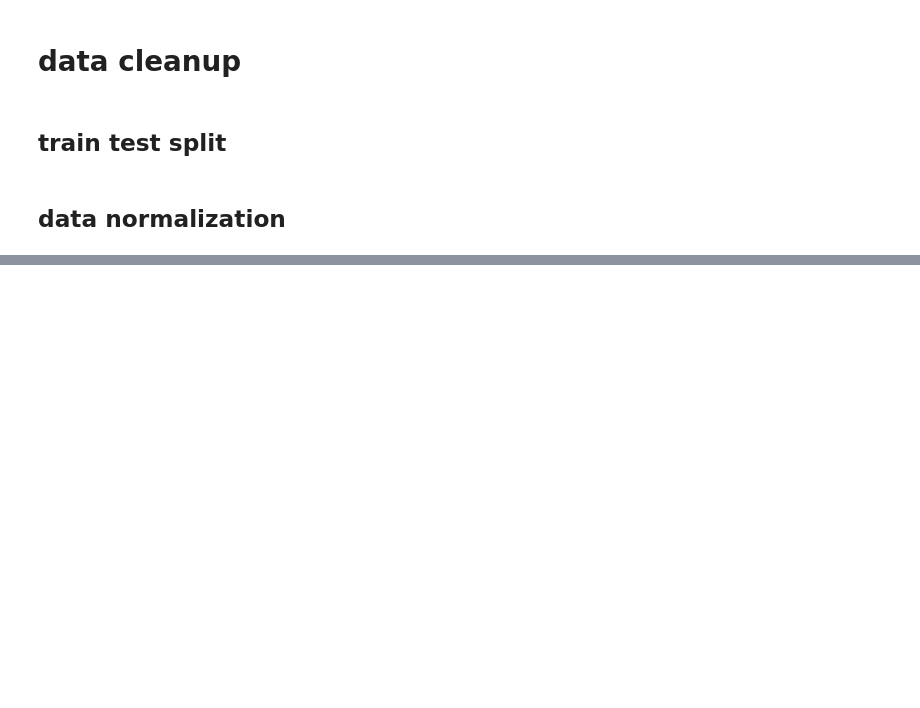
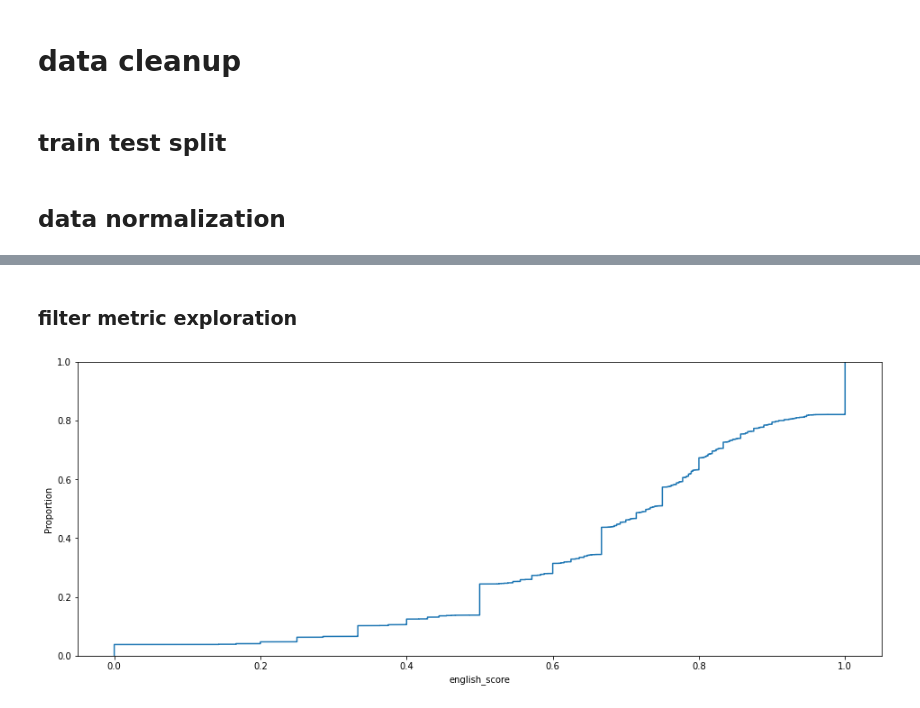
Before and after one commit to cb-314/vendor_challenge, a Jupyter notebook: vendor_challenge.ipynb, the cells around one changed output, grey strips where cells are left out. Saved outputs shown, nothing was run; the diff lists cells and outputs as text; code cells hidden in the pictures; blank space fills up the shorter version.

```diff
--- a/vendor_challenge.ipynb
+++ b/vendor_challenge.ipynb
@@ -53,6 +93,6 @@ products_sample_df = products_raw_df.copy() #sample(20000)
 # %%
 # train test split
-products_sample_train_df, products_sample_test_df = sklearn.model_selection.train_test_split(products_sample_df, test_size=0.2)
+products_sample_raw_train_df, products_sample_raw_test_df = sklearn.model_selection.train_test_split(products_sample_raw_df, test_size=0.2)
 # %% [markdown]
 ## data normalization
 # %%
@@ -65,0 +205,47 @@ products_description_df = products_sample_train_df[primary_keys + ["product_desc
+# %%
+products_english_df = products_df.copy()
+
+# count english words and total words for product name
+products_english_df = products_english_df.merge(
+    products_name_token_df.groupby(primary_keys)["is_english"].sum().reset_index().rename({"is_english": "name_is_english"}, axis=1),
+    on=primary_keys,
+    how="left")
+products_english_df = products_english_df.merge(
+    products_name_token_df.groupby(primary_keys)["is_english"].size().reset_index().rename({"is_english": "name_n_words"}, axis=1),
+    on=primary_keys,
+    how="left")
+
+# count english words and total words for product description
+products_english_df = products_english_df.merge(
+    products_description_token_df.groupby(primary_keys)["is_english"].sum().reset_index().rename({"is_english": "description_is_english"}, axis=1),
+    on=primary_keys,
+    how="left")
+products_english_df = products_english_df.merge(
+    products_description_token_df.groupby(primary_keys)["is_english"].size().reset_index().rename({"is_english": "description_n_words"}, axis=1),
+    on=primary_keys,
+    how="left")
+
+# replace nans etc. from empty text and cast back to int
+for col in ["name_is_english", "name_n_words", "description_is_english", "description_n_words"]:
+    products_english_df[col] = products_english_df[col].replace(np.nan, 0).astype(int)
+# %%
+# calculate the actual frequency = score
+products_english_df["total_is_english"] = products_english_df["name_is_english"] + products_english_df["description_is_english"]
+products_english_df["total_n_words"] = products_english_df["name_n_words"] + products_english_df["description_n_words"]
+products_english_df["english_score"] = products_english_df["total_is_english"] / products_english_df["total_n_words"]
+# %%
+# drop ones with no english score
+products_english_df = products_english_df[~products_english_df["english_score"].isna()]
+# %% [markdown]
+### filter metric exploration
+# %%
+# plot the english score ecdf
+fig, ax = plt.subplots(1, 1, figsize=(16,6))
+sns.ecdfplot(
+    data=products_english_df,
+    x="english_score",
+    ax=ax
+)
+plt.show()
+# %% [output]
+[figure, added]
```
Also changed, not shown: parts of 32 cells of this notebook.
